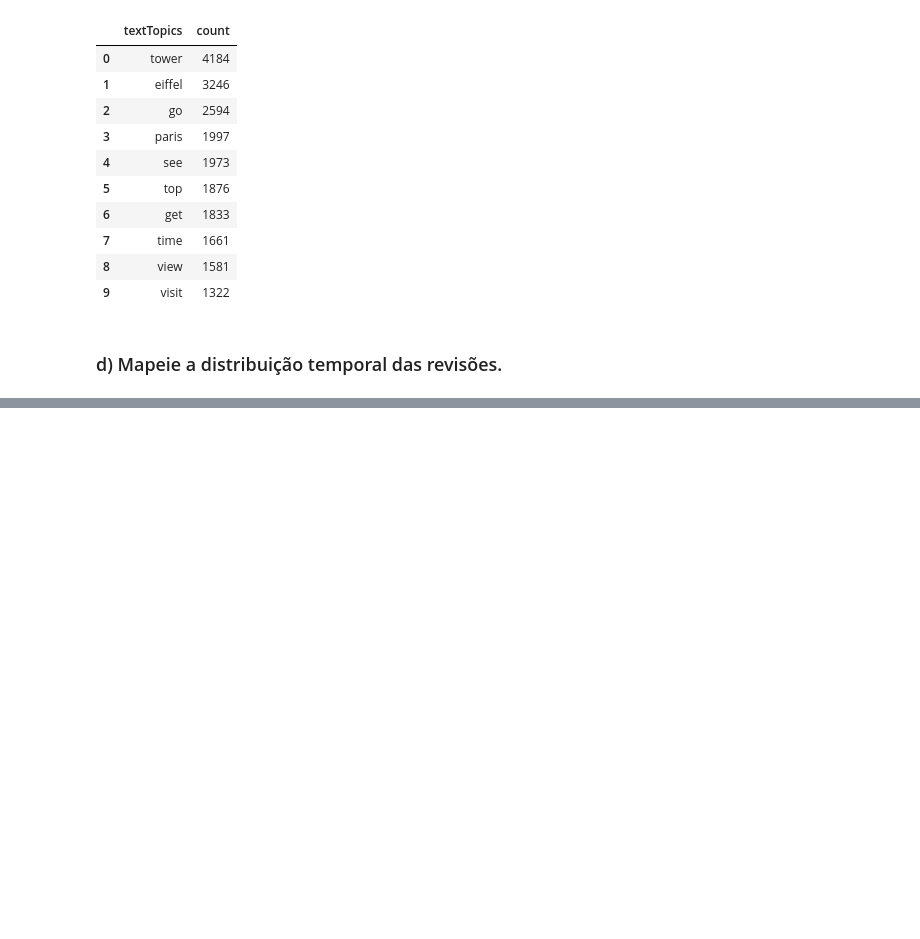
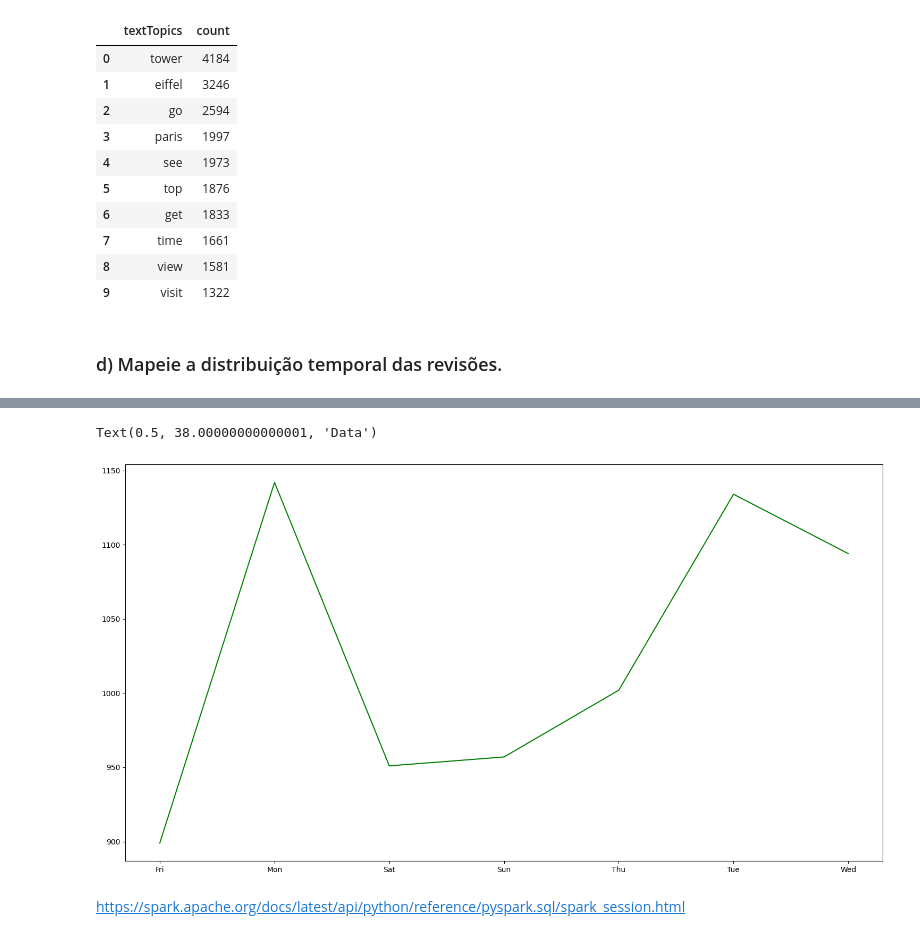
Before and after one commit to raianeti/MapReduce_Cloud, a Jupyter notebook: MapReduce.ipynb, the cells around one changed output, grey strips where cells are left out. Saved outputs shown, nothing was run; the diff lists cells and outputs as text; code cells hidden in the pictures; blank space fills up the shorter version.

```diff
--- a/MapReduce.ipynb
+++ b/MapReduce.ipynb
@@ -814,0 +887,8 @@ https://spark.apache.org/docs/latest/api/python/reference/pyspark.sql/spark_sess
+# %%
+dfEiffelDate_info_data=dfEiffelDate.withColumn("minutos",F.minute("date"))\
+    .withColumn("hora",F.hour("date"))\
+    .withColumn("dia",F.dayofmonth("date"))\
+    .withColumn("mês",F.month("date"))\
+    .withColumn("diaSemana", F.date_format(col("date"), "E"))\
+    .withColumn("ano", F.year ("date"))
+dfEiffelDate_info_data.toPandas()
@@ -814,0 +909,15 @@ https://spark.apache.org/docs/latest/api/python/reference/pyspark.sql/spark_sess
+# %%
+fig = plt.figure(figsize=(15,8))
+plt.rcParams["figure.autolayout"] = True
+#eixo = fig.add_axes([0, 0, 1, 1])
+dfEiffelDistr=dfEiffelDate_info_data.groupby("diaSemana").count().sort("diaSemana").toPandas()
+plt.plot(dfEiffelDistr["diaSemana"], dfEiffelDistr["count"], color= 'green')
+
+eixo.set_title('Distribuição Temporal', fontsize=20)
+eixo.set_ylabel('Revisões', fontsize=20)
+eixo.set_xlabel('Data', fontsize=20)
+# %% [output]
+Text(0.5, 38.00000000000001, 'Data')
+[figure, added]
+# %% [markdown]
+https://spark.apache.org/docs/latest/api/python/reference/pyspark.sql/spark_session.html
```
Also changed, not shown: parts of 59 cells of this notebook.
